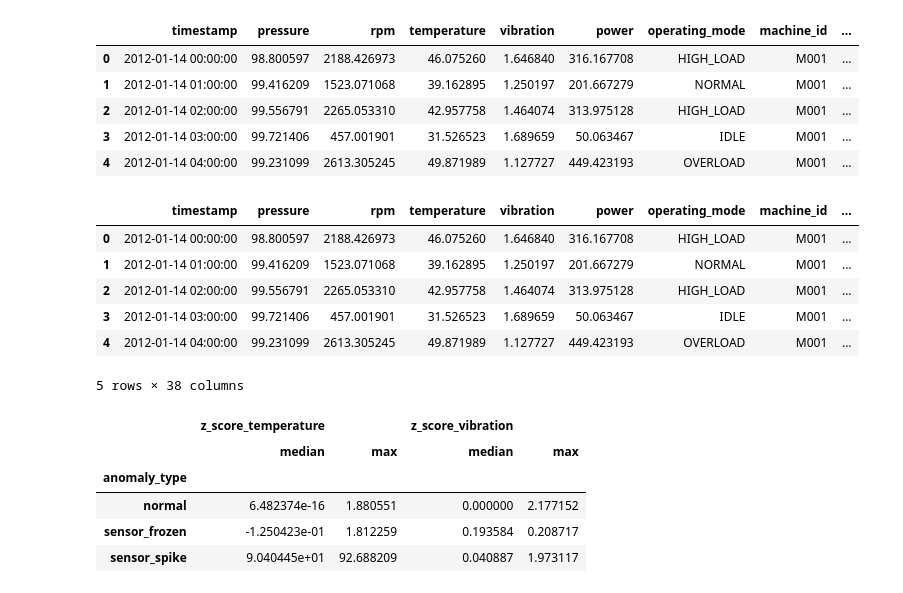
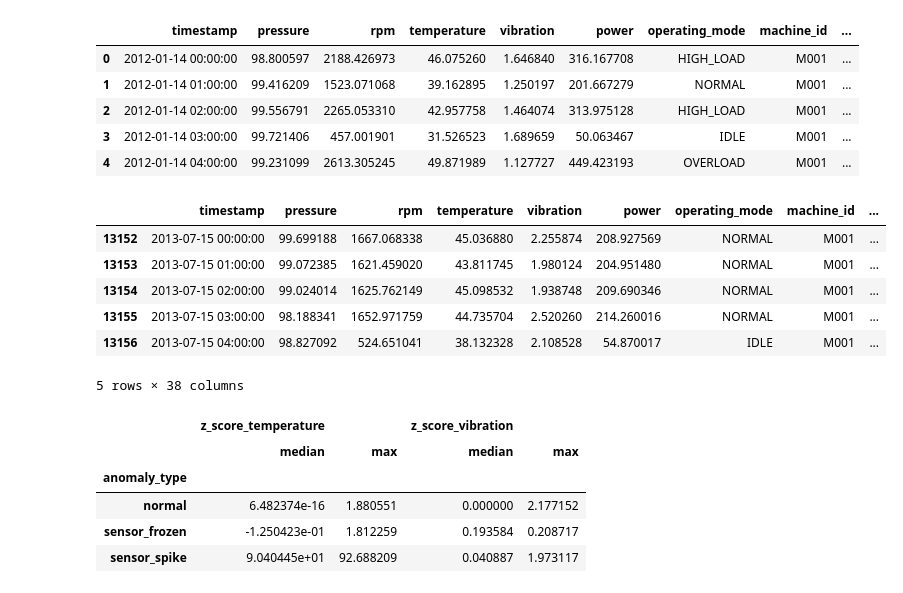
Before and after one commit to JU-Javaboy/predictive-maintenance-platform, a Jupyter notebook: services/c1-sensor-quality/src/c1_sensor_quality/anomaly_detector/anomaly_detection_exploration.ipynb, the cells around one changed output. Drawn from its saved outputs; the diff is of its cells as text; code cells hidden in the pictures.

```diff
--- a/services/c1-sensor-quality/src/c1_sensor_quality/anomaly_detector/anomaly_detection_exploration.ipynb
+++ b/services/c1-sensor-quality/src/c1_sensor_quality/anomaly_detector/anomaly_detection_exploration.ipynb
@@ -495,13 +497,13 @@ val_df = prepare_frame(val_raw, preprocessor, repeat_index)
 test_df = prepare_frame(test_raw, preprocessor, repeat_index)
 
 X_train = train_df[FEATURES]
-y_train = train_df["anomaly_type"]
-train_df.head()
-# %% [output]
-|  | timestamp | pressure | rpm | temperature | vibration | power | operating_mode | machine_id | ... |
-| 0 | 2012-01-14 00:00:00 | 98.800597 | 2188.426973 | 46.075260 | 1.646840 | 316.167708 | HIGH_LOAD | M001 | ... |
-| 1 | 2012-01-14 01:00:00 | 99.416209 | 1523.071068 | 39.162895 | 1.250197 | 201.667279 | NORMAL | M001 | ... |
-| 2 | 2012-01-14 02:00:00 | 99.556791 | 2265.053310 | 42.957758 | 1.464074 | 313.975128 | HIGH_LOAD | M001 | ... |
-| 3 | 2012-01-14 03:00:00 | 99.721406 | 457.001901 | 31.526523 | 1.689659 | 50.063467 | IDLE | M001 | ... |
-| 4 | 2012-01-14 04:00:00 | 99.231099 | 2613.305245 | 49.871989 | 1.127727 | 449.423193 | OVERLOAD | M001 | ... |
-5 rows × 38 columns
+# %%
+val_df.head()
+# %% [output]
+|  | timestamp | pressure | rpm | temperature | vibration | power | operating_mode | machine_id | ... |
+| 13152 | 2013-07-15 00:00:00 | 99.699188 | 1667.068338 | 45.036880 | 2.255874 | 208.927569 | NORMAL | M001 | ... |
+| 13153 | 2013-07-15 01:00:00 | 99.072385 | 1621.459020 | 43.811745 | 1.980124 | 204.951480 | NORMAL | M001 | ... |
+| 13154 | 2013-07-15 02:00:00 | 99.024014 | 1625.762149 | 45.098532 | 1.938748 | 209.690346 | NORMAL | M001 | ... |
+| 13155 | 2013-07-15 03:00:00 | 98.188341 | 1652.971759 | 44.735704 | 2.520260 | 214.260016 | NORMAL | M001 | ... |
+| 13156 | 2013-07-15 04:00:00 | 98.827092 | 524.651041 | 38.132328 | 2.108528 | 54.870017 | IDLE | M001 | ... |
+5 rows × 38 columns
```
Also changed, not shown: parts of 6 cells of this notebook.
